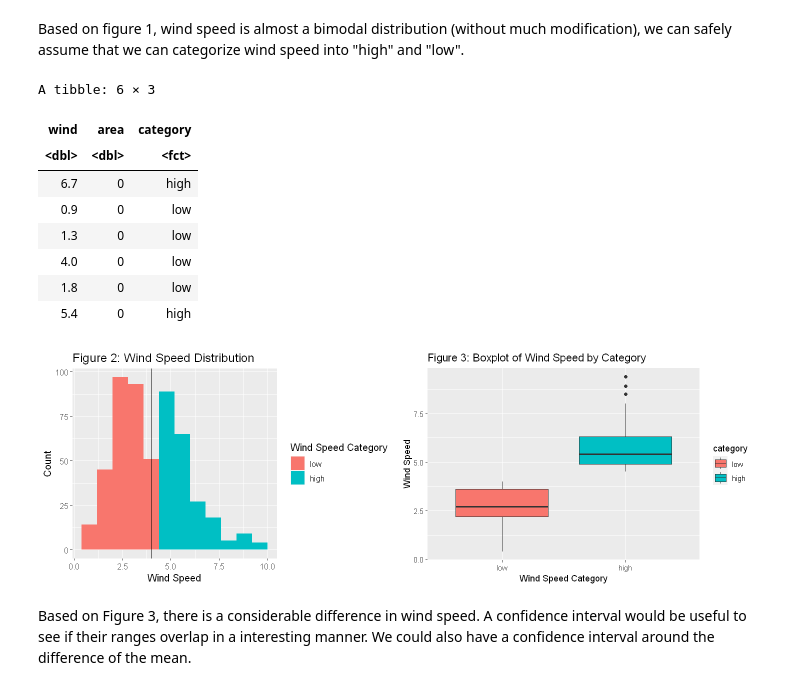
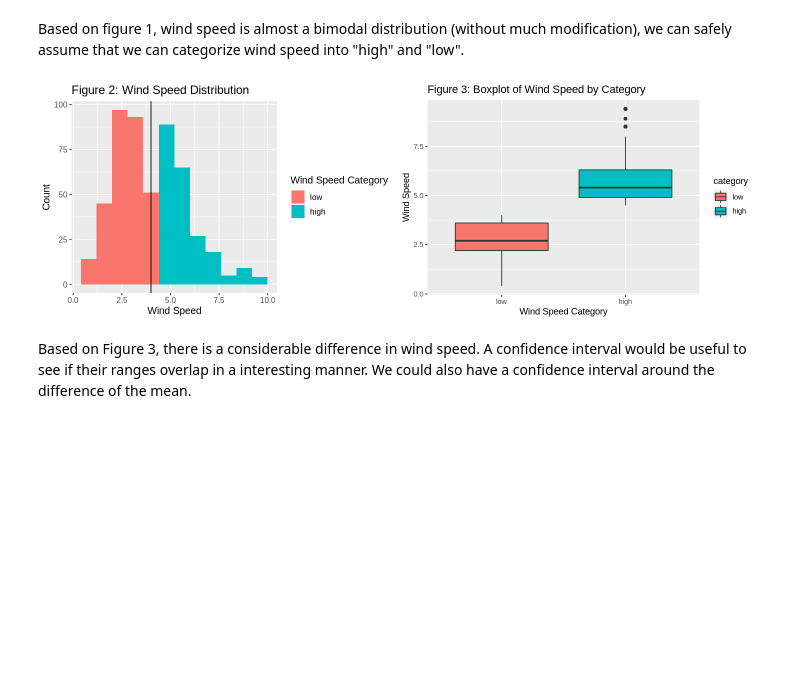
Before and after one commit to Mapleia/STAT_201_proj, a Jupyter notebook: src/Preliminary_Results.ipynb, the cells around one changed output. Drawn from its saved outputs; the diff is of its cells as text; code cells hidden in the pictures; blank space fills up the shorter version.

```diff
--- a/src/Preliminary_Results.ipynb
+++ b/src/Preliminary_Results.ipynb
@@ -77,39 +79,29 @@ Based on figure 1, wind speed is almost a bimodal distribution (without much mod
 # %%
 xs <- quantile(forest_fires_data$wind,c(0,1/2,1))
 
 # add category column
 forest_fires_data <- forest_fires_data %>%
     mutate(category=cut(wind, breaks=xs, labels=c("low","high"),include.lowest = TRUE))
-head(forest_fires_data)
 
 wind_plot_categorized <- forest_fires_data %>%
     ggplot(aes(x =wind, fill = category))+
     geom_histogram(binwidth = 0.8) +
     labs(x="Wind Speed", y="Count")+
     ggtitle("Figure 2: Wind Speed Distribution") +
     scale_fill_discrete(name = "Wind Speed Category") +
     theme(text = element_text(size = 12)) +
     geom_vline(aes(xintercept = quantile(wind)[3]))
 
 box_plot <- forest_fires_data %>%
   ggplot(aes(x = category, y = wind, fill = category)) +
   geom_boxplot() +
   labs(x="Wind Speed Category", y="Wind Speed") +
   ggtitle("Figure 3: Boxplot of Wind Speed by Category")
 
 options(repr.plot.width = 12, repr.plot.height = 4)
 plot_grid(wind_plot_categorized, box_plot)
 # %% [output]
-A tibble: 6 × 3
-| wind | area | category |
-| <dbl> | <dbl> | <fct> |
-| 6.7 | 0 | high |
-| 0.9 | 0 | low |
-| 1.3 | 0 | low |
-| 4.0 | 0 | low |
-| 1.8 | 0 | low |
-| 5.4 | 0 | high |
-[figure, old version]
+[figure, new version]
 # %% [markdown]
 Based on Figure 3, there is a considerable difference in wind speed. A confidence interval would be useful to see if their ranges overlap in a interesting manner. We could also have a confidence interval around the difference of the mean.
 # %% [markdown]
```
Also changed, not shown: parts of 8 cells of this notebook.
